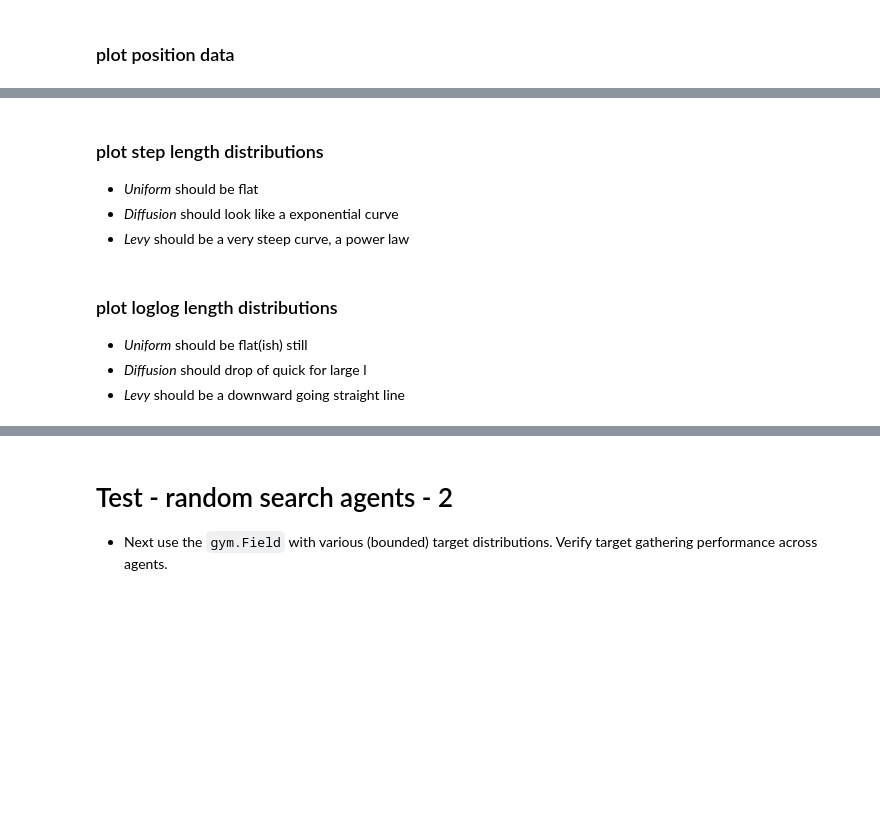
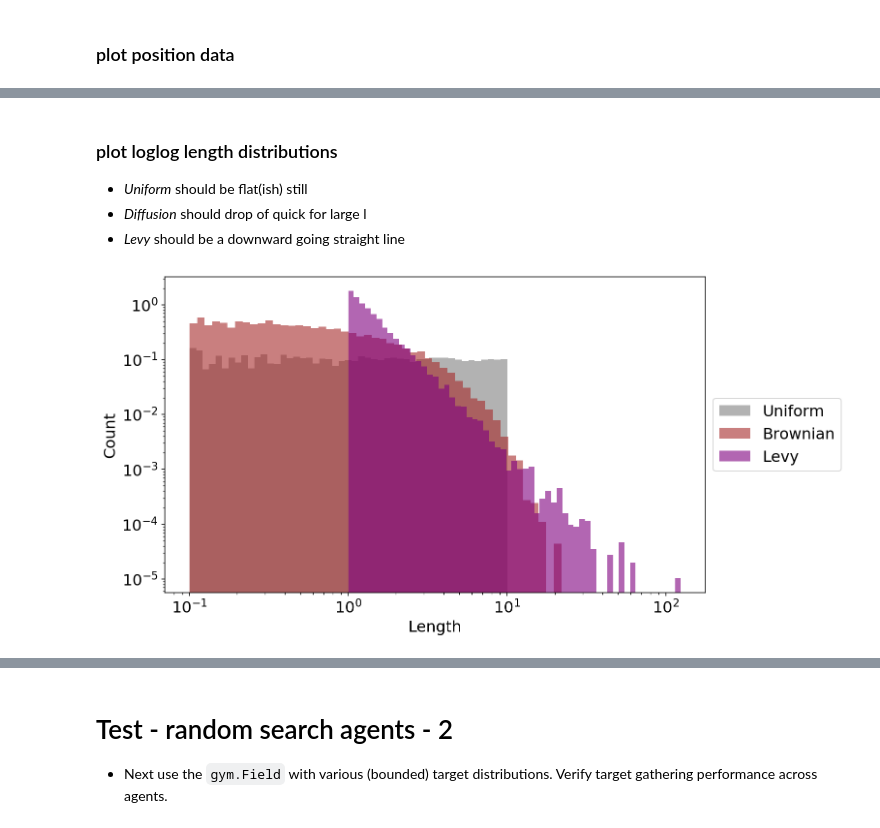
Before and after one commit to parenthetical-e/explorations-book, a Jupyter notebook: explorationlib/testing.ipynb, the cells around one changed output, grey strips where cells are left out. Drawn from its saved outputs; the diff is of its cells as text; code cells hidden in the pictures; blank space fills up the shorter version.

```diff
--- a/explorationlib/testing.ipynb
+++ b/explorationlib/testing.ipynb
@@ -83,6 +96,0 @@ plot_position2d(levy_exp, boundary=boundary, title="Levy", alpha=1)
-# %% [markdown]
-### plot step length distributions
-
-- _Uniform_ should be flat
-- _Diffusion_ should look like a exponential curve
-- _Levy_ should be a very steep curve, a power law
@@ -106,0 +103,33 @@ ax_l = plot_length_hist(levy_exp, title="Levy", loglog=True, bins=60, density=Tr
+# %%
+ax = plot_length_hist(
+    uni_exp,
+    loglog=True,
+    bins=50,
+    figsize=(10, 6),
+    density=True,
+    alpha=0.6,
+    color="grey",
+    label="Uniform",
+)
+ax = plot_length_hist(
+    brown_exp,
+    loglog=True,
+    bins=50,
+    density=True,
+    alpha=0.6,
+    color="brown",
+    label="Brownian",
+    ax=ax,
+)
+ax = plot_length_hist(
+    levy_exp,
+    loglog=True,
+    bins=60,
+    density=True,
+    alpha=0.6,
+    label="Levy",
+    color="purple",
+    ax=ax,
+)
+# %% [output]
+[figure, added]
```
Also changed, not shown: parts of 25 cells of this notebook.
